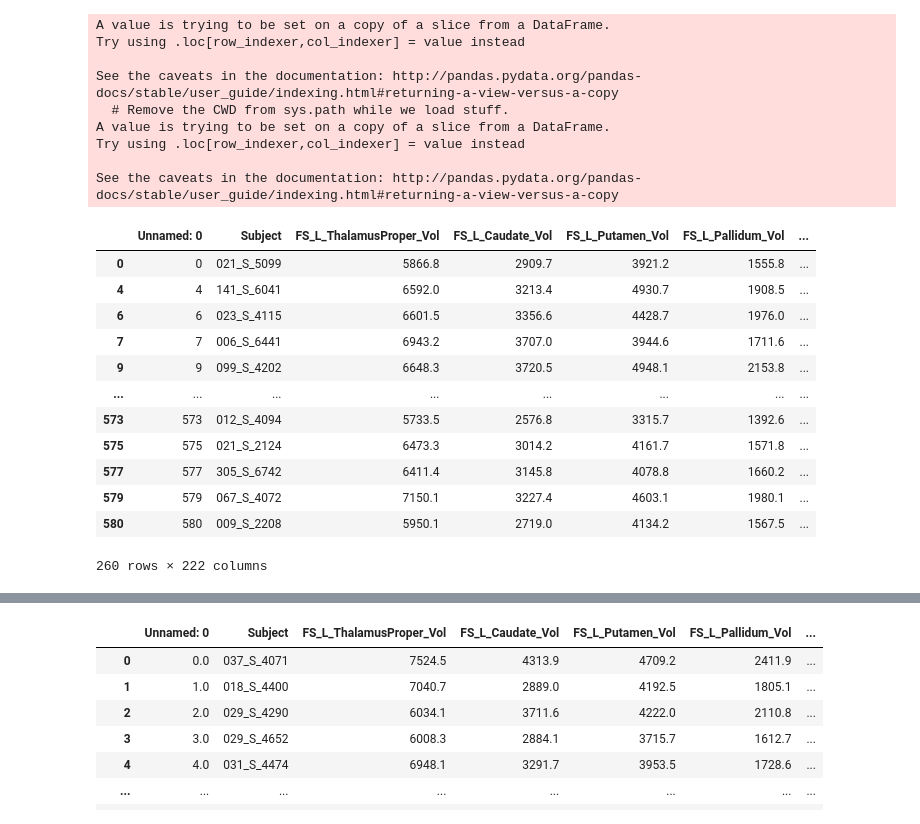
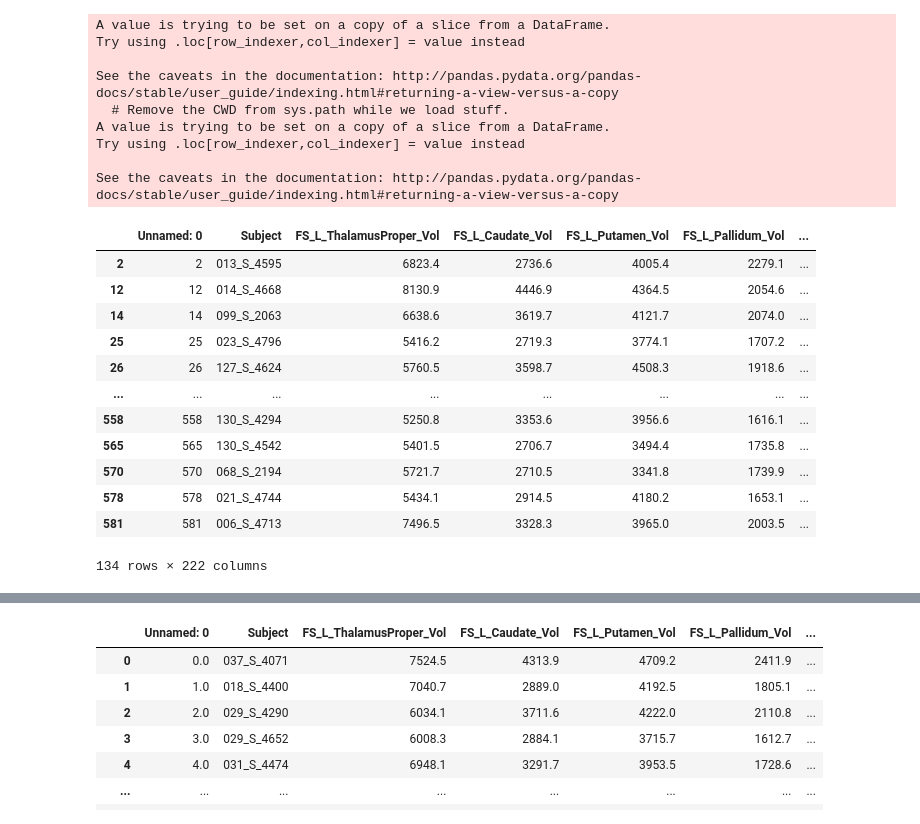
Before and after one commit to ulysses1881826/neuroScript, a Jupyter notebook: atrophyModelBuild.ipynb, the cells around one changed output, grey strips where cells are left out. Cells and saved outputs as stored; diff of their text form; code cells hidden in the pictures.

```diff
--- a/atrophyModelBuild.ipynb
+++ b/atrophyModelBuild.ipynb
@@ -196,18 +191,18 @@ Try using .loc[row_indexer,col_indexer] = value instead
 
 See the caveats in the documentation: http://pandas.pydata.org/pandas-docs/stable/user_guide/indexing.html#returning-a-view-versus-a-copy
 # %%
-MCI_freesurfer_Out_within1Year[MCI_freesurfer_Out_within1Year['Label'] == 0]
+MCI_freesurfer_Out_within1Year[MCI_freesurfer_Out_within1Year['Label'] == 1]
 # %% [output]
 |  | Unnamed: 0 | Subject | FS_L_ThalamusProper_Vol | FS_L_Caudate_Vol | FS_L_Putamen_Vol | FS_L_Pallidum_Vol | ... |
-| 0 | 0 | 021_S_5099 | 5866.8 | 2909.7 | 3921.2 | 1555.8 | ... |
-| 4 | 4 | 141_S_6041 | 6592.0 | 3213.4 | 4930.7 | 1908.5 | ... |
-| 6 | 6 | 023_S_4115 | 6601.5 | 3356.6 | 4428.7 | 1976.0 | ... |
-| 7 | 7 | 006_S_6441 | 6943.2 | 3707.0 | 3944.6 | 1711.6 | ... |
-| 9 | 9 | 099_S_4202 | 6648.3 | 3720.5 | 4948.1 | 2153.8 | ... |
+| 2 | 2 | 013_S_4595 | 6823.4 | 2736.6 | 4005.4 | 2279.1 | ... |
+| 12 | 12 | 014_S_4668 | 8130.9 | 4446.9 | 4364.5 | 2054.6 | ... |
+| 14 | 14 | 099_S_2063 | 6638.6 | 3619.7 | 4121.7 | 2074.0 | ... |
+| 25 | 25 | 023_S_4796 | 5416.2 | 2719.3 | 3774.1 | 1707.2 | ... |
+| 26 | 26 | 127_S_4624 | 5760.5 | 3598.7 | 4508.3 | 1918.6 | ... |
 | ... | ... | ... | ... | ... | ... | ... | ... |
-| 573 | 573 | 012_S_4094 | 5733.5 | 2576.8 | 3315.7 | 1392.6 | ... |
-| 575 | 575 | 021_S_2124 | 6473.3 | 3014.2 | 4161.7 | 1571.8 | ... |
-| 577 | 577 | 305_S_6742 | 6411.4 | 3145.8 | 4078.8 | 1660.2 | ... |
-| 579 | 579 | 067_S_4072 | 7150.1 | 3227.4 | 4603.1 | 1980.1 | ... |
-| 580 | 580 | 009_S_2208 | 5950.1 | 2719.0 | 4134.2 | 1567.5 | ... |
+| 558 | 558 | 130_S_4294 | 5250.8 | 3353.6 | 3956.6 | 1616.1 | ... |
+| 565 | 565 | 130_S_4542 | 5401.5 | 2706.7 | 3494.4 | 1735.8 | ... |
+| 570 | 570 | 068_S_2194 | 5721.7 | 2710.5 | 3341.8 | 1739.9 | ... |
+| 578 | 578 | 021_S_4744 | 5434.1 | 2914.5 | 4180.2 | 1653.1 | ... |
+| 581 | 581 | 006_S_4713 | 7496.5 | 3328.3 | 3965.0 | 2003.5 | ... |
-260 rows × 222 columns
+134 rows × 222 columns
```
Also changed, not shown: parts of 10 cells of this notebook, 8 other files.
